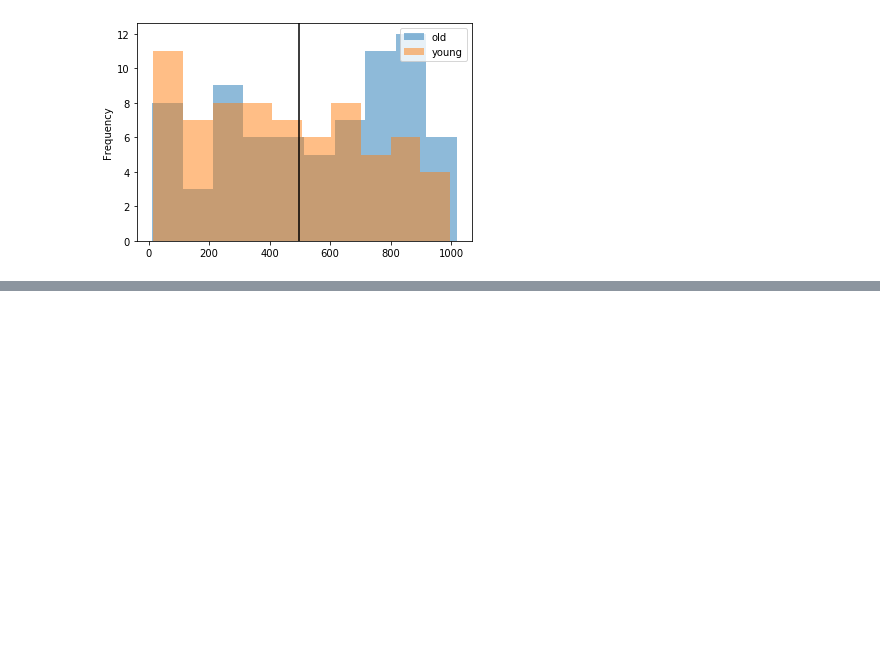
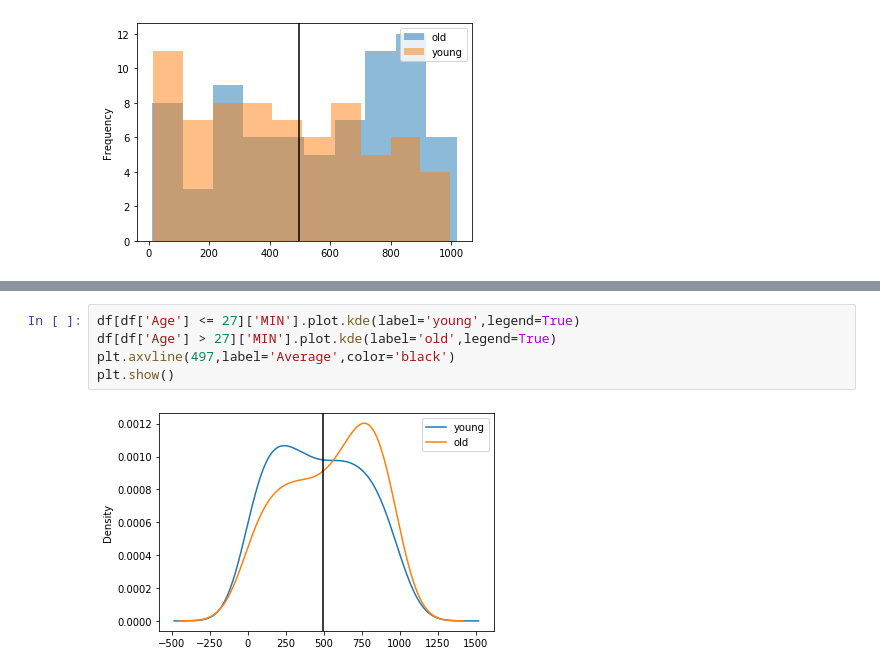
Before and after one commit to dnlsyfq/py_statistics, a Jupyter notebook: StatisticsChap4.ipynb, the cells around one changed output, grey strips where cells are left out. Saved outputs shown, nothing was run; the diff lists cells and outputs as text; blank space fills up the shorter version.

```diff
--- a/StatisticsChap4.ipynb
+++ b/StatisticsChap4.ipynb
@@ -113,0 +120,7 @@ plt.axvline(df['MIN'].mean(),color='black')
+# %%
+df[df['Age'] <= 27]['MIN'].plot.kde(label='young',legend=True)
+df[df['Age'] > 27]['MIN'].plot.kde(label='old',legend=True)
+plt.axvline(497,label='Average',color='black')
+plt.show()
+# %% [output]
+[figure, added]
```
Also changed, not shown: parts of 1 cell of this notebook.
